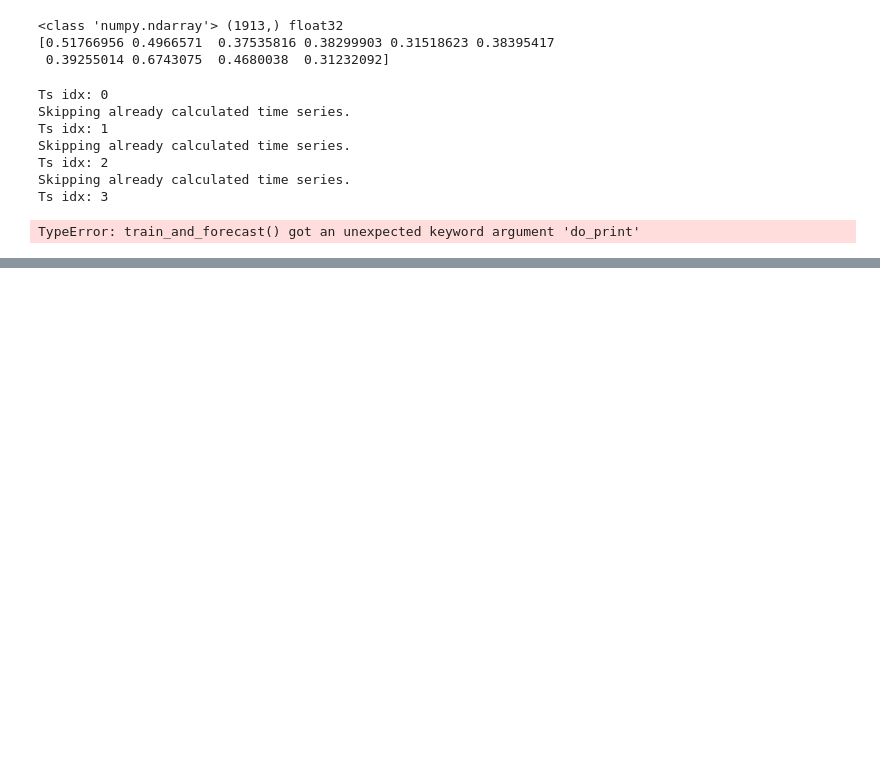
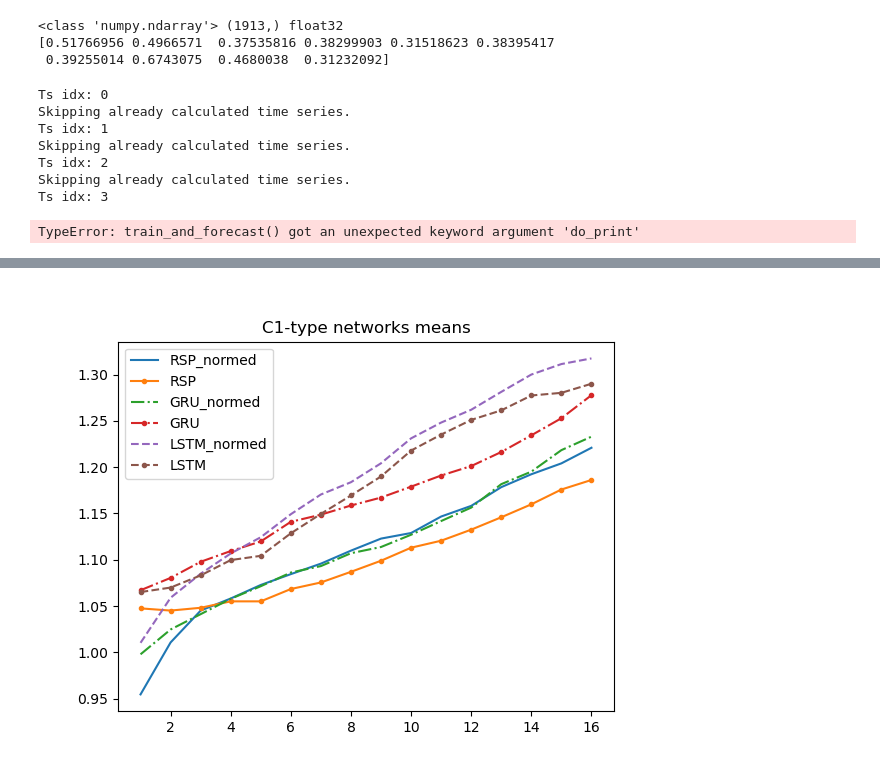
Before and after one commit to vladislav-horbatiuk/rspl_neuron_experiments, a Jupyter notebook: notebooks/compare_neurons_on_m5.ipynb, the cells around one changed output, grey strips where cells are left out. Cells and saved outputs as stored; diff of their text form; code cells hidden in the pictures; blank space fills up the shorter version.

```diff
--- a/notebooks/compare_neurons_on_m5.ipynb
+++ b/notebooks/compare_neurons_on_m5.ipynb
@@ -287,0 +467,9 @@ Avg error for LSTM: 1.2928555152852856
+# %%
+errs_by_neuron_and_num_attempts = defaultdict(list)
+
+for neuron_type in ALL_MODELS:
+    for ts_idx in range(len(timeseries)):
+        for cfg in CONFIGURATIONS:
+            cfg_params = get_cfg_as_tuple(cfg)
+            for num_attempts in range(1, len(ALL_ATTEMTS_SEEDS) + 1):
+                errs_by_neuron_and_num_attempts[cfg_params + (neuron_type, num_attempts)].extend(errs[neuron_type][ts_idx][cfg_params][:num_attempts])
@@ -287,0 +480,22 @@ Avg error for LSTM: 1.2928555152852856
+# %%
+LINESTYLES_MAP = {
+    'RSP': 'solid',
+    'RSP_normed': 'solid',
+    'GRU': 'dashdot',
+    'GRU_normed': 'dashdot',
+    'LSTM': 'dashed',
+    'LSTM_normed': 'dashed',
+}
+
+x_range = range(1, len(ALL_ATTEMTS_SEEDS) + 1 - NUM_TOP_VAL_ERRS_TO_FILTER)
+plt.figure()
+for nt in ALL_MODELS:
+    marker = '.'
+    if 'normed' in nt:
+        marker = ''
+    plt.plot(x_range, [np.mean(errs_by_neuron_and_num_attempts[get_cfg_as_tuple(CONFIGURATIONS[0]) + (nt, i)]) for i in x_range], label=nt, linestyle=LINESTYLES_MAP[nt], marker=marker)
+plt.legend(loc='upper left')
+plt.title('C1-type networks means')
+plt.show()
+# %% [output]
+[figure, added]
```
Also changed, not shown: parts of 28 cells of this notebook, 2 other files.
